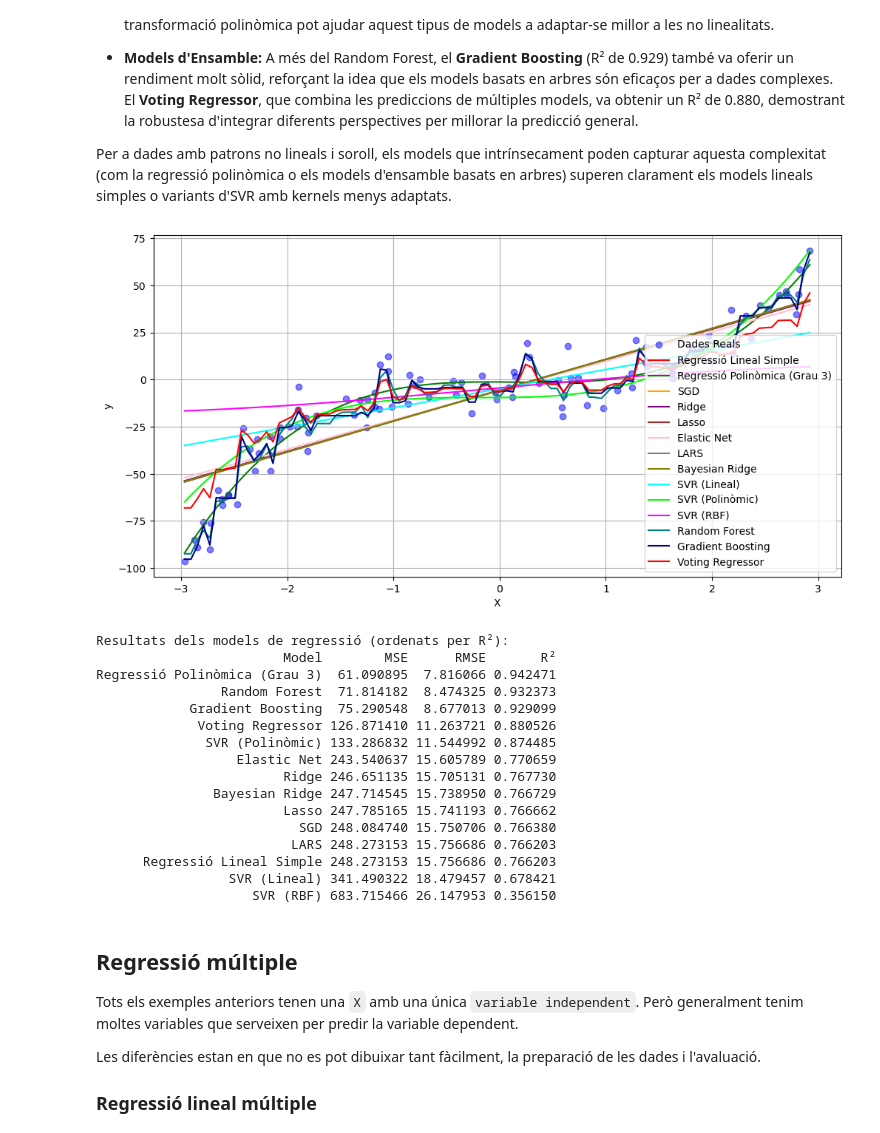
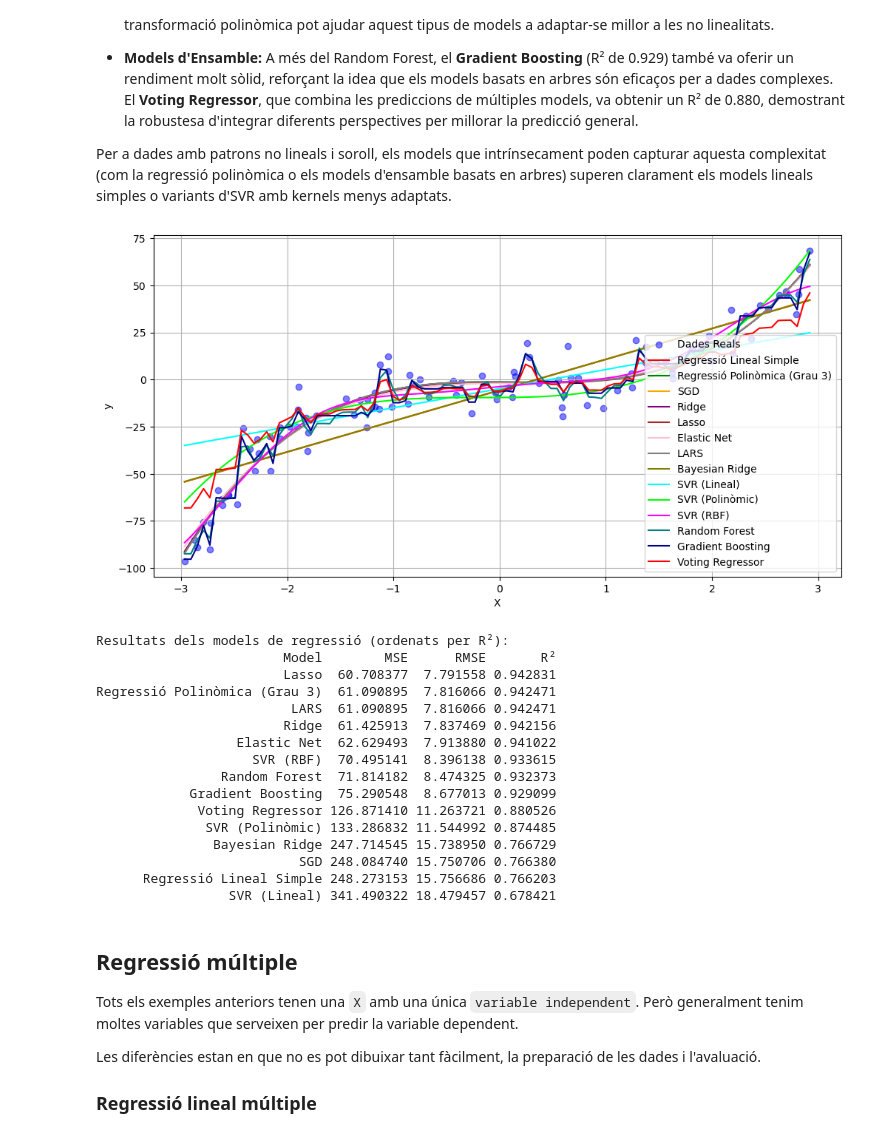
Before and after one commit to Triis98/DissenyIAvaluacioDeModels, a Jupyter notebook: apunts/documents/regressió.ipynb, the cells around one changed output. Saved outputs shown, nothing was run; the diff lists cells and outputs as text; code cells hidden in the pictures.

```diff
--- a/apunts/documents/regressió.ipynb
+++ b/apunts/documents/regressió.ipynb
@@ -982,7 +995,9 @@ import numpy as np
 from sklearn.tree import DecisionTreeRegressor
 import matplotlib.pyplot as plt
 # First we want to generate a noisy quadratic dataset
-X = np.linspace(start=0, stop=1, num=500)
-y = (X-0.5)**2 + np.random.randn(500)/50.
-plt.scatter(X, y, s=1.5, c='red')
+X = np.linspace(start=0, stop=1, num=500).reshape(-1, 1) # reshape to make it a 2D array for sklearn
+print(X.shape)
+y = (X-0.5)**2 + np.random.randn(X.shape[0],1)/50.
+print(y.shape)
+plt.scatter(X[:, 0], y, s=1.5, c='red')
 # %% [output]
@@ -991,6 +1008,6 @@ plt.scatter(X, y, s=1.5, c='red')
 # %%
 tree_reg = DecisionTreeRegressor(max_depth=2)
-tree_reg.fit(X[:, np.newaxis], y) # Necessitem afegir [:, np.newaxis] per a convertir X en una matriu 2D amb una sola columna, ja que el model espera una entrada de dues dimensions.
+tree_reg.fit(X, y) # Necessitem afegir [:, np.newaxis] per a convertir X en una matriu 2D amb una sola columna, ja que el model espera una entrada de dues dimensions.
 # %% [output]
 DecisionTreeRegressor(max_depth=2)
 # %% [markdown]
@@ -998,7 +1015,7 @@ Calcularem les mètriques i anem a representar el mateix gràfic amb les predicc
 # %%
 from sklearn.metrics import mean_squared_error, mean_absolute_error,  r2_score
 
-y_pred = tree_reg.predict(X[:, np.newaxis])
+y_pred = tree_reg.predict(X)
 print("\nMètriques del Model Lineal:")
 # Avaluar el model utilitzant mètriques
 mse = mean_squared_error(y, y_pred)  # Calcular l'Error Quadràtic Mitjà (MSE)
@@ -1597,6 +1641,7 @@ from sklearn.svm import SVR
 from sklearn.model_selection import train_test_split
 from sklearn.metrics import mean_squared_error, r2_score
 import matplotlib.pyplot as plt
+from sklearn.pipeline import make_pipeline
 
 # Generar dades altament no lineals i extremadament sorolloses
 np.random.seed(42)
@@ -1614,16 +1659,16 @@ X_test_scaled = scaler.transform(X_test)
 # Configurar els models a avaluar
 models = {
     "Regressió Lineal Simple": LinearRegression(),
-    "Regressió Polinòmica (Grau 3)": PolynomialFeatures(degree=3),
+    "Regressió Polinòmica (Grau 3)": make_pipeline(PolynomialFeatures(degree=3), LinearRegression()),
     "SGD": SGDRegressor(max_iter=1000, tol=1e-3, random_state=42),
-    "Ridge": Ridge(alpha=1.0),
-    "Lasso": Lasso(alpha=0.1),
-    "Elastic Net": ElasticNet(alpha=0.1, l1_ratio=0.5),
-    "LARS": Lars(),
+    "Ridge": make_pipeline(StandardScaler(), PolynomialFeatures(degree=3), Ridge(alpha=1.0)),
+    "Lasso": make_pipeline(StandardScaler(), PolynomialFeatures(degree=3), Lasso(alpha=0.1)),
+    "Elastic Net": make_pipeline(StandardScaler(), PolynomialFeatures(degree=3), ElasticNet(alpha=0.1, l1_ratio=0.5)),
+    "LARS":  make_pipeline(StandardScaler(), PolynomialFeatures(degree=3), Lars()),
     "Bayesian Ridge": BayesianRidge(),
     "SVR (Lineal)": SVR(kernel="linear", C=1.0),
     "SVR (Polinòmic)": SVR(kernel="poly", C=1.0, degree=3),
-    "SVR (RBF)": SVR(kernel="rbf", C=1.0, gamma=0.1),
+    "SVR (RBF)": make_pipeline(StandardScaler(), SVR(kernel="rbf", C=100.0, gamma="scale")),
     "Random Forest": RandomForestRegressor(n_estimators=100, random_state=42),
     "Gradient Boosting": GradientBoostingRegressor(n_estimators=100, random_state=42),
 }
@@ -1640,72 +1685,53 @@ results = []  # Llista per a emmagatzemar els resultats de cada model
 
 plt.figure(figsize=(12, 6))
 plt.scatter(X, y, color="blue", alpha=0.5, label="Dades Reals")
 colors_basics = ['red', 'green', 'orange', 'purple', 'brown', 'pink', 'gray', 'olive', 'cyan', 'lime', 'magenta', 'teal', 'darkblue']
 
 for i, (name, model) in enumerate(models.items()): # Added enumerate to get index 'i'
-    if name == "Regressió Polinòmica (Grau 3)":
-        # Preprocessar característiques polinòmiques
-        poly = PolynomialFeatures(degree=3)
-        X_train_poly = poly.fit_transform(X_train_scaled)
-        X_test_poly = poly.transform(X_test_scaled)
-        regressor = LinearRegression()
-        regressor.fit(X_train_poly, y_train)
-        y_pred = regressor.predict(X_test_poly)
-    else:
-        # Entrenar els altres models directament
-        model.fit(X_train_scaled, y_train.ravel())
-        y_pred = model.predict(X_test_scaled)
-
+    model.fit(X_train_scaled, y_train.ravel())
+    y_pred = model.predict(X_test_scaled)
     # Calcular mètriques de rendiment
     mse = mean_squared_error(y_test, y_pred)
     rmse = np.sqrt(mse)
     r2 = r2_score(y_test, y_pred)
-
     # Emmagatzemar resultats
     results.append((name, mse, rmse, r2))
-
     # Visualitzar l'ajust del model
     X_range = np.linspace(X.min(), X.max(), 100).reshape(-1, 1)
     X_range_scaled = scaler.transform(X_range)
-    if name == "Regressió Polinòmica (Grau 3)":
-        X_range_poly = poly.transform(X_range_scaled)
-        y_range_pred = regressor.predict(X_range_poly)
-    else:
-        y_range_pred = model.predict(X_range_scaled)
-
-
+    y_range_pred = model.predict(X_range_scaled)
     plt.plot(X_range, y_range_pred, color=colors_basics[i % len(colors_basics)], label=name) # Modified color assignment
 #plt.title(name)
 plt.xlabel("X")
 plt.ylabel("y")
 plt.legend()
 plt.grid()
 plt.show()
 
 # Crear un DataFrame amb els resultats i ordenar-los per R²
 results_df = pd.DataFrame(results, columns=["Model", "MSE", "RMSE", "R²"]).sort_values(by="R²", ascending=False)
 
 # Imprimir els resultats ordenats
 print("\nResultats dels models de regressió (ordenats per R²):")
 print(results_df.to_string(index=False))
 # %% [output]
-[figure, old version]
+[figure, new version]
 Resultats dels models de regressió (ordenats per R²):
                         Model        MSE      RMSE       R²
+                        Lasso  60.708377  7.791558 0.942831
 Regressió Polinòmica (Grau 3)  61.090895  7.816066 0.942471
+                         LARS  61.090895  7.816066 0.942471
+                        Ridge  61.425913  7.837469 0.942156
+                  Elastic Net  62.629493  7.913880 0.941022
+                    SVR (RBF)  70.495141  8.396138 0.933615
                 Random Forest  71.814182  8.474325 0.932373
             Gradient Boosting  75.290548  8.677013 0.929099
              Voting Regressor 126.871410 11.263721 0.880526
               SVR (Polinòmic) 133.286832 11.544992 0.874485
-                  Elastic Net 243.540637 15.605789 0.770659
-                        Ridge 246.651135 15.705131 0.767730
                Bayesian Ridge 247.714545 15.738950 0.766729
-                        Lasso 247.785165 15.741193 0.766662
                           SGD 248.084740 15.750706 0.766380
-                         LARS 248.273153 15.756686 0.766203
       Regressió Lineal Simple 248.273153 15.756686 0.766203
                  SVR (Lineal) 341.490322 18.479457 0.678421
-                    SVR (RBF) 683.715466 26.147953 0.356150
 # %% [markdown]
 ## Regressió múltiple
 
```
Also changed, not shown: parts of 21 cells of this notebook, 1 other file.
